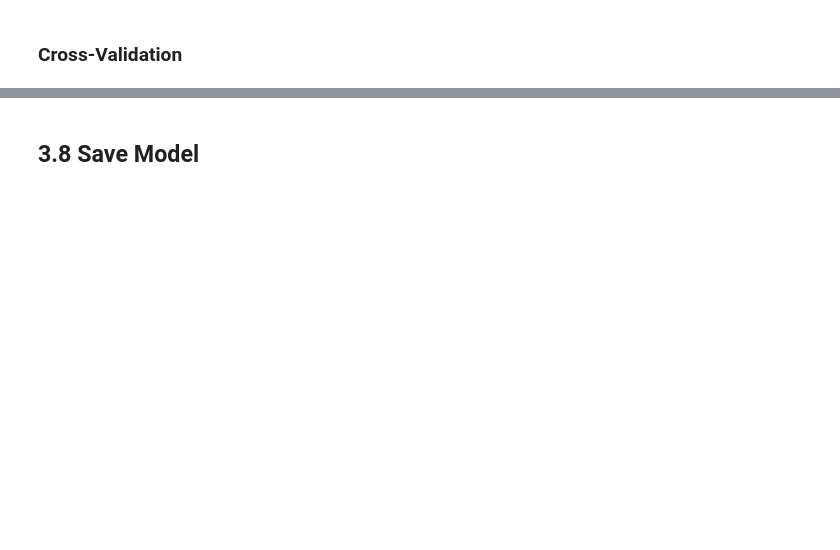
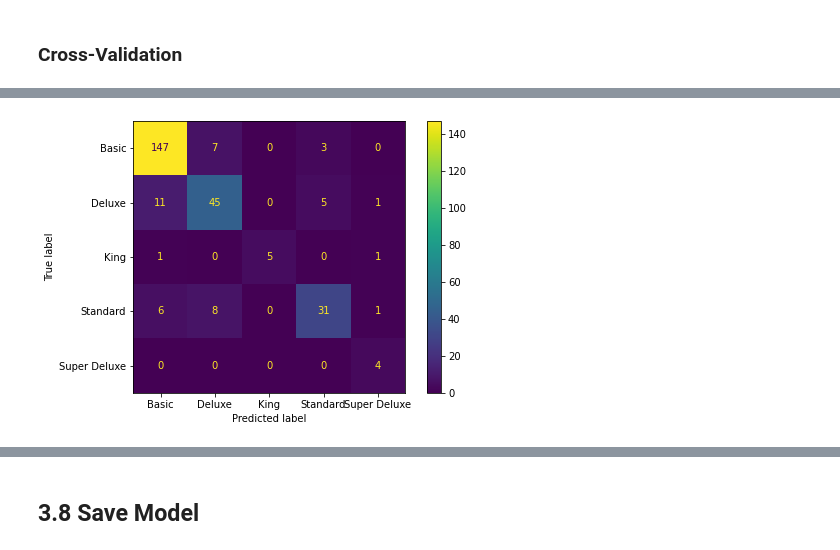
Before and after one commit to chabazite/Tourism_recommendations, a Jupyter notebook: notebooks/3.0_ASI_Modeling.ipynb, the cells around one changed output, grey strips where cells are left out. Drawn from its saved outputs; the diff is of its cells as text; code cells hidden in the pictures; blank space fills up the shorter version.

```diff
--- a/notebooks/3.0_ASI_Modeling.ipynb
+++ b/notebooks/3.0_ASI_Modeling.ipynb
@@ -522,0 +528,2 @@ Mean F1 Macro: 0.74497
+# %%
+RS.fit(X_train,y_train)
@@ -522,0 +559,12 @@ Mean F1 Macro: 0.74497
+# %%
+#create a pipeline
+
+pipeline_best_RS = Pipeline([
+    ('Age_low_salary_NaN',LowerSalaryAgeImputation()),
+    ('Income_NaN',ByAgeIncomeImputation()),
+    ('Children_Trips_Star_NaN',SimpleImputer(strategy = 'median')),
+    ('Standard_Scalar',StandardScaler()),
+    ('model', XGBClassifier(learning_rate= 0.17999999999999997, max_depth= 6, subsample = 0.4, n_estimators = 700))
+])
+# %%
+pipeline_best_RS.fit(X_train,y_train)
@@ -522,0 +589,6 @@ Mean F1 Macro: 0.74497
+# %%
+y_pred = pipeline_best_RS.predict(X_test)
+# %%
+confusionMatrix(y_test,y_pred)
+# %% [output]
+[figure, added]
```
Also changed, not shown: parts of 24 cells of this notebook, 11 other files.
